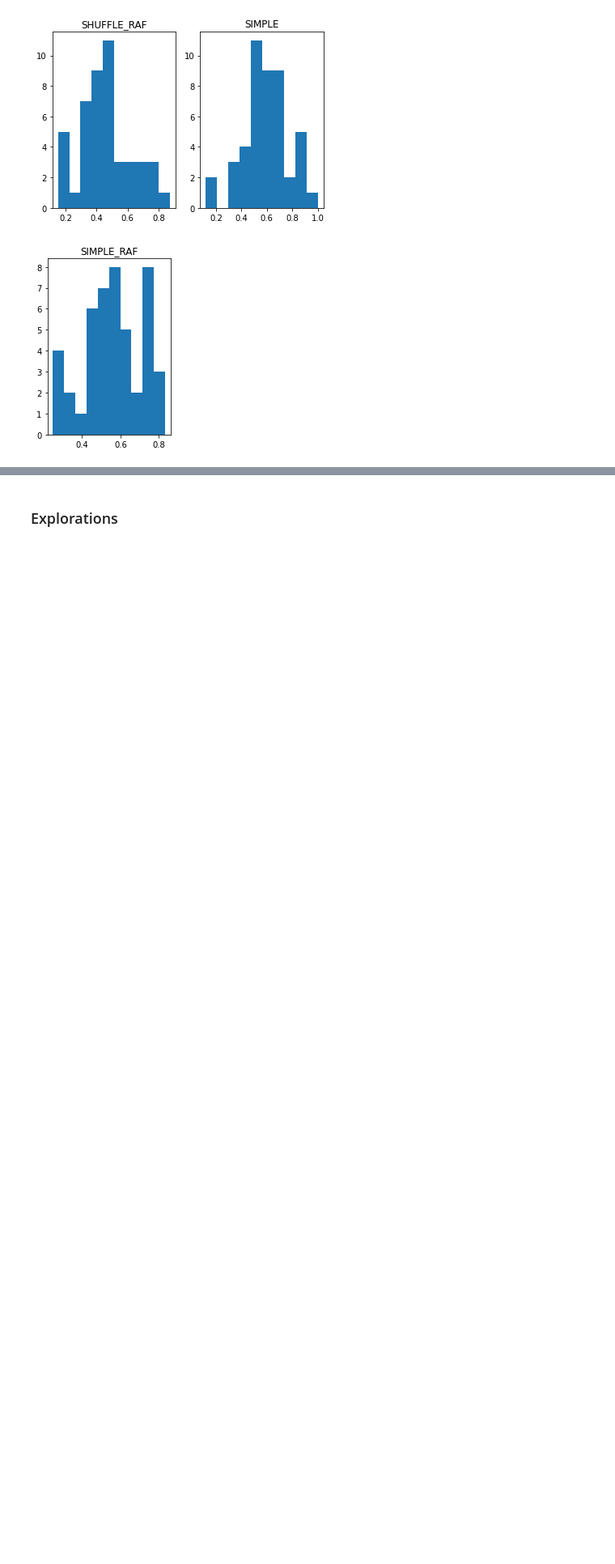
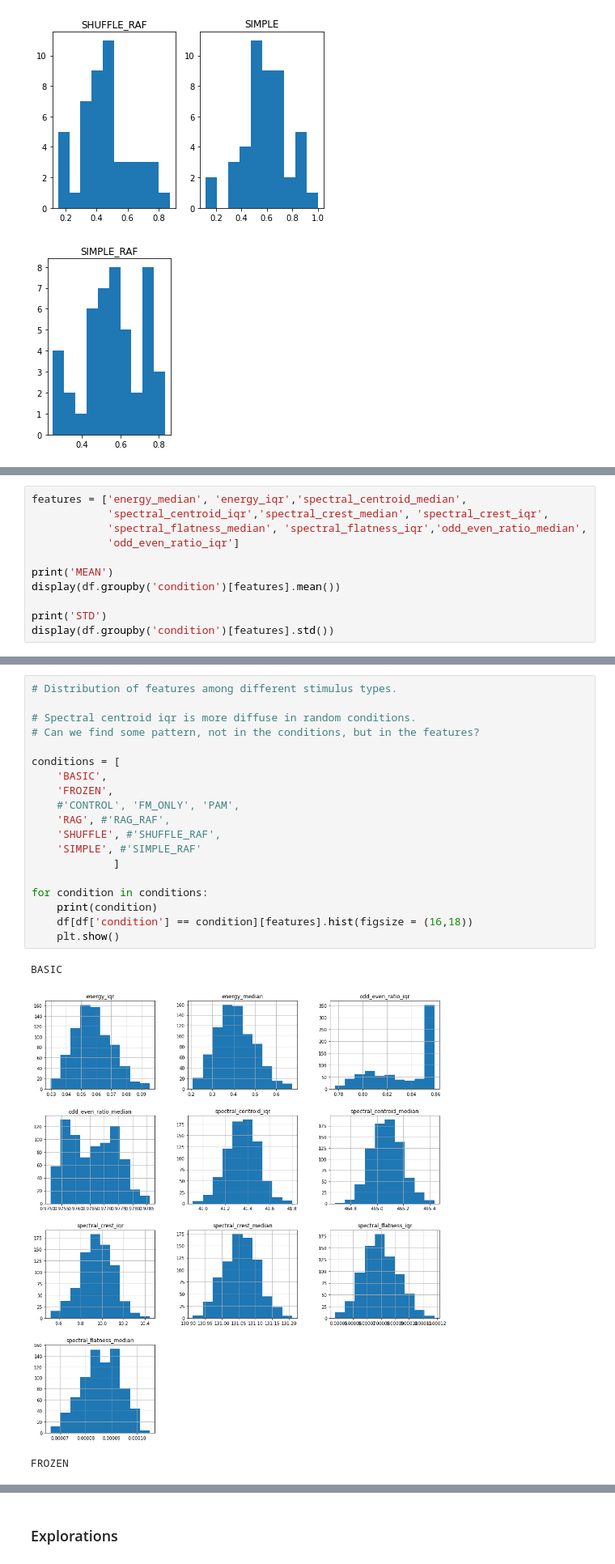
Before and after one commit to maxsolomonhenry/amp_mod, a Jupyter notebook: data/experimental_data_analysis.ipynb, the cells around one changed output, grey strips where cells are left out. Shown at 81% size. Cells and saved outputs as stored; diff of their text form; blank space fills up the shorter version.

```diff
--- a/data/experimental_data_analysis.ipynb
+++ b/data/experimental_data_analysis.ipynb
@@ -286,0 +338,11 @@ Condition: RAG
+# %%
+features = ['energy_median', 'energy_iqr','spectral_centroid_median',
+            'spectral_centroid_iqr','spectral_crest_median', 'spectral_crest_iqr',
+            'spectral_flatness_median', 'spectral_flatness_iqr','odd_even_ratio_median',
+            'odd_even_ratio_iqr']
+
+print('MEAN')
+display(df.groupby('condition')[features].mean())
+
+print('STD')
+display(df.groupby('condition')[features].std())
@@ -286,0 +378,23 @@ Condition: RAG
+# %%
+# Distribution of features among different stimulus types.
+
+# Spectral centroid iqr is more diffuse in random conditions.
+# Can we find some pattern, not in the conditions, but in the features?
+
+conditions = [
+    'BASIC',
+    'FROZEN',
+    #'CONTROL', 'FM_ONLY', 'PAM',
+    'RAG', #'RAG_RAF',
+    'SHUFFLE', #'SHUFFLE_RAF',
+    'SIMPLE', #'SIMPLE_RAF'
+             ]
+
+for condition in conditions:
+    print(condition)
+    df[df['condition'] == condition][features].hist(figsize = (16,18))
+    plt.show()
+# %% [output]
+BASIC
+[figure, added]
+FROZEN
```
Also changed, not shown: parts of 10 cells of this notebook, 4 other files.
